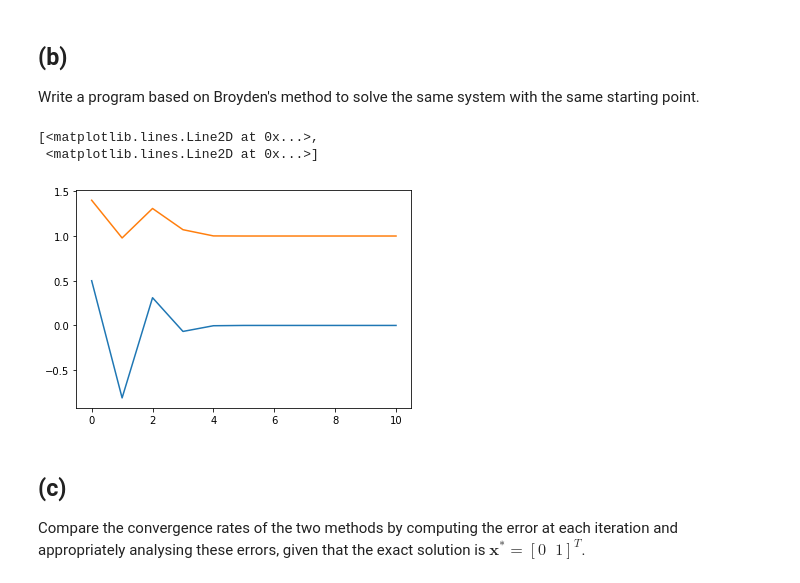
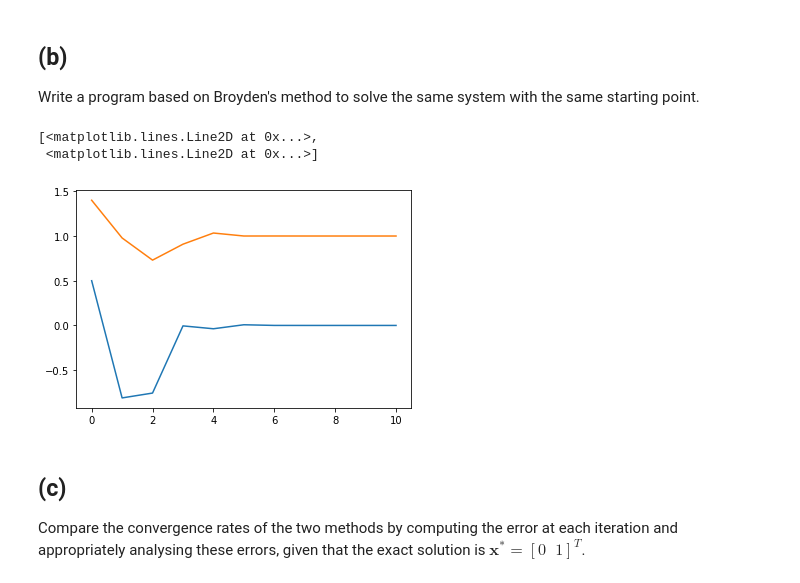
Before and after one commit to JaccovanWijk/NAHomework, a Jupyter notebook: Homework 4/Flo.ipynb, the cells around one changed output. Cells and saved outputs as stored; diff of their text form; code cells hidden in the pictures.

```diff
--- a/Homework 4/Flo.ipynb
+++ b/Homework 4/Flo.ipynb
@@ -223,22 +223,22 @@ Write a program based on Broyden's method to solve the same system with the same
 # %%
 def broyden(fun,x0,iterations):
   b0 = jacfwd(fun)
   x_ks = [x0]
   y_ks = [fun(x0)]
   B_ks = [b0(x_ks[-1])]
   for k in range(iterations):
-    sk = la.solve(b0(x_ks[-1]), -fun(x_ks[-1]))
+    sk = la.solve(B_ks[-1], -fun(x_ks[-1]))
     x_ks.append(x_ks[-1] + sk)
     y_ks.append(fun(x_ks[-1]) -fun(x_ks[-2]))
-    B_ks.append(b0(x_ks[-1]) + (((y_ks[-1] - b0(x_ks[-1]).dot(sk)).dot(sk.T)) / (sk.T.dot(sk))))
+    B_ks.append(b0(x_ks[-2]) + (((y_ks[-1] - b0(x_ks[-2]).dot(sk)).dot(sk.T)) / (sk.T.dot(sk))))
   return x_ks
 
 x0 = jnp.array([.5,1.4])
 plt.plot(broyden(fun_fun,x0.T,10))
 # %% [output]
 [<matplotlib.lines.Line2D at 0x...>,
  <matplotlib.lines.Line2D at 0x...>]
-[figure, old version]
+[figure, new version]
 # %% [markdown]
 ## (c)
 Compare the convergence rates of the two methods by computing the error at each iteration and appropriately analysing these errors, given that the exact solution is $\mathbf{x}^* = [ 0 \;\; 1 ]^T$.
```
Also changed, not shown: parts of 1 cell of this notebook.
